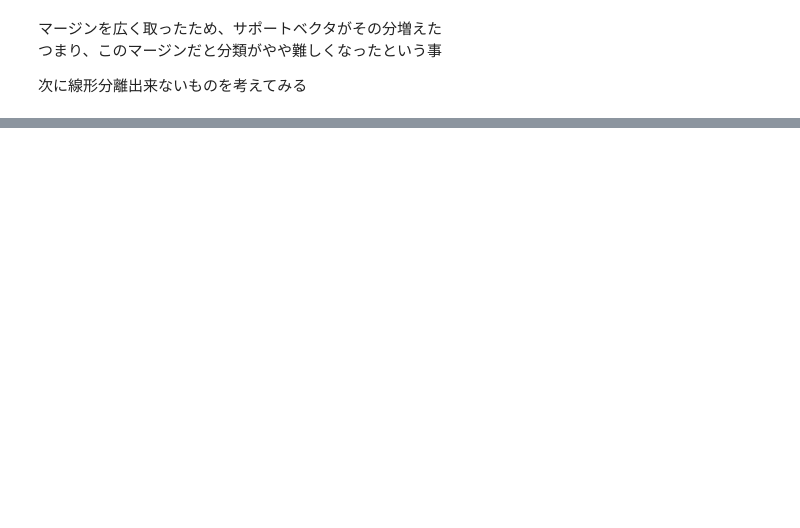
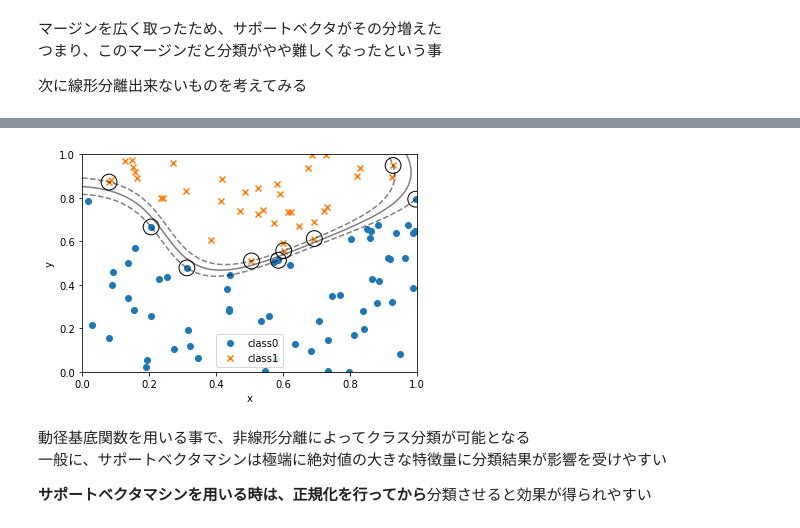
Before and after one commit to box16/Textbook-of-analysis-of-demons-by-Python, a Jupyter notebook: Chapter4/Chapter4_4/分類.ipynb, the cells around one changed output, grey strips where cells are left out. Cells and saved outputs as stored; diff of their text form; code cells hidden in the pictures; blank space fills up the shorter version.

```diff
--- a/Chapter4/Chapter4_4/分類.ipynb
+++ b/Chapter4/Chapter4_4/分類.ipynb
@@ -197,0 +221,19 @@ visualization_svm(class_0,label_0,
+# %%
+# label行列が0となる行インデックスのデータセットをクラス0とする
+class_0 = data_set[label == 0,:]
+class_1 = data_set[label == 1,:]
+
+label_0 = label[label == 0]
+label_1 = label[label == 1]
+# %%
+visualization_svm(class_0,label_0,
+                  class_1,label_1,
+                  kernel="rbf",C=1e3,
+                  class_min=0,label_min=0)
+# %% [output]
+[figure, added]
+# %% [markdown]
+動径基底関数を用いる事で、非線形分離によってクラス分類が可能となる
+一般に、サポートベクタマシンは極端に絶対値の大きな特徴量に分類結果が影響を受けやすい
+
+**サポートベクタマシンを用いる時は、正規化を行ってから**分類させると効果が得られやすい
```
Also changed, not shown: parts of 19 cells of this notebook, 2 other files.
